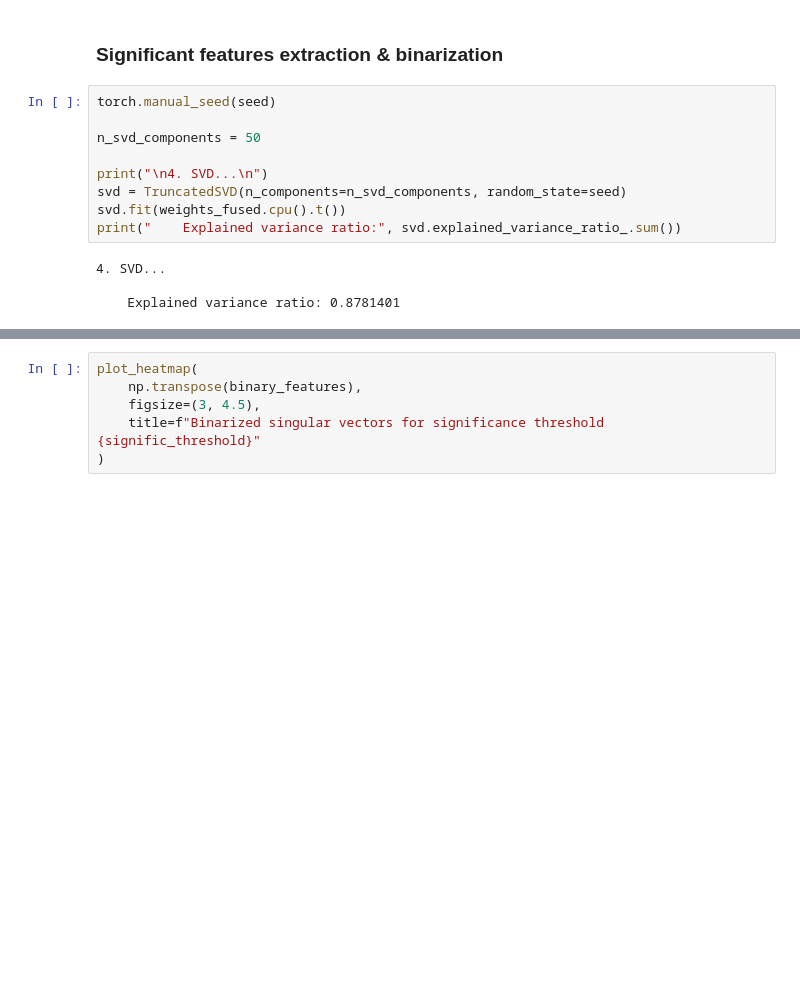
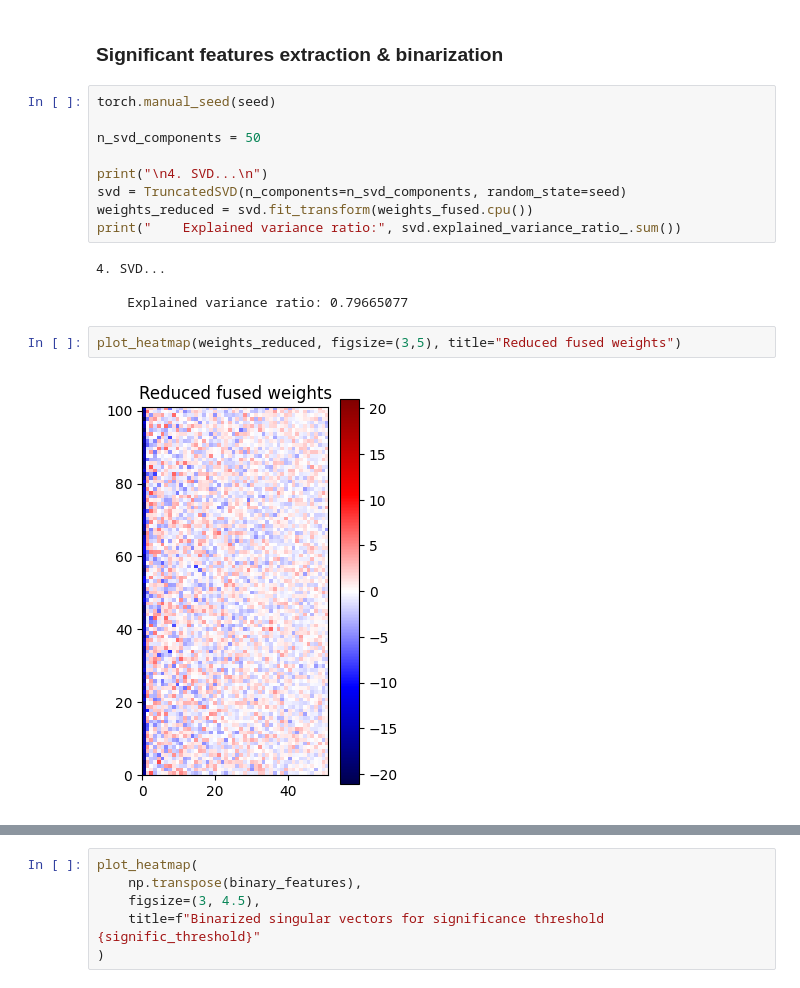
Before and after one commit to Ali-AliAli-Ali/binarize-inverse-interpret, a Jupyter notebook: regnetx_imagenet/bin_features_imagenet_cifar.ipynb, the cells around one changed output, grey strips where cells are left out. Cells and saved outputs as stored; diff of their text form; blank space fills up the shorter version.

```diff
--- a/regnetx_imagenet/bin_features_imagenet_cifar.ipynb
+++ b/regnetx_imagenet/bin_features_imagenet_cifar.ipynb
@@ -664,12 +658,16 @@ n_svd_components = 50
 
 print("\n4. SVD...\n")
 svd = TruncatedSVD(n_components=n_svd_components, random_state=seed)
-svd.fit(weights_fused.cpu().t())
+weights_reduced = svd.fit_transform(weights_fused.cpu())
 print("    Explained variance ratio:", svd.explained_variance_ratio_.sum())
 # %% [output]
 4. SVD...
 
-    Explained variance ratio: 0.8781401
+    Explained variance ratio: 0.79665077
+# %%
+plot_heatmap(weights_reduced, figsize=(3,5), title="Reduced fused weights")
+# %% [output]
+[figure, added]
 # %%
 print("\n5. Extracting significant features...\n")
 svd_right_sing_vecs = svd.components_  # [n_svd_components, 1008*H*W]
```
Also changed, not shown: parts of 24 cells of this notebook.
